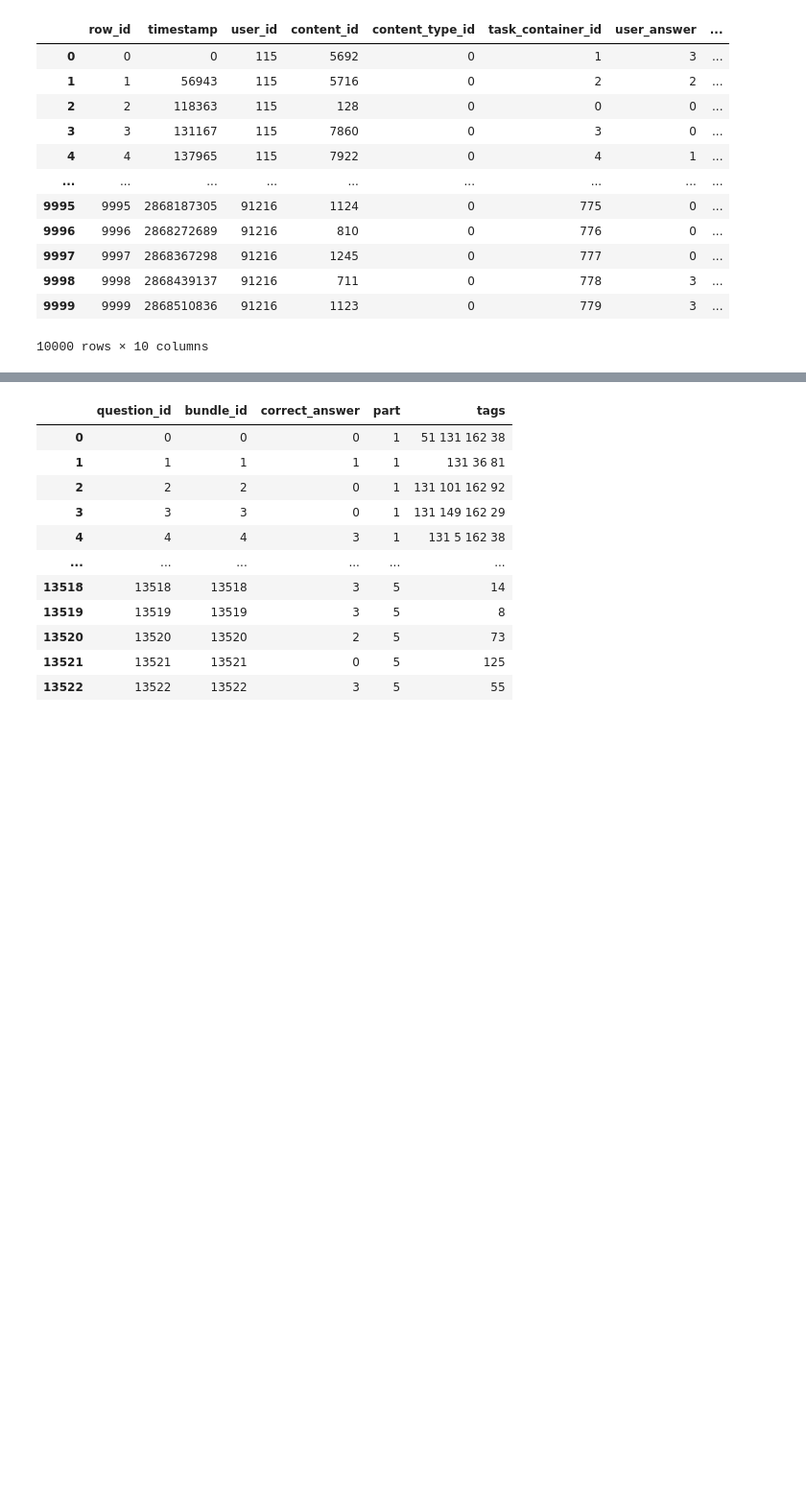
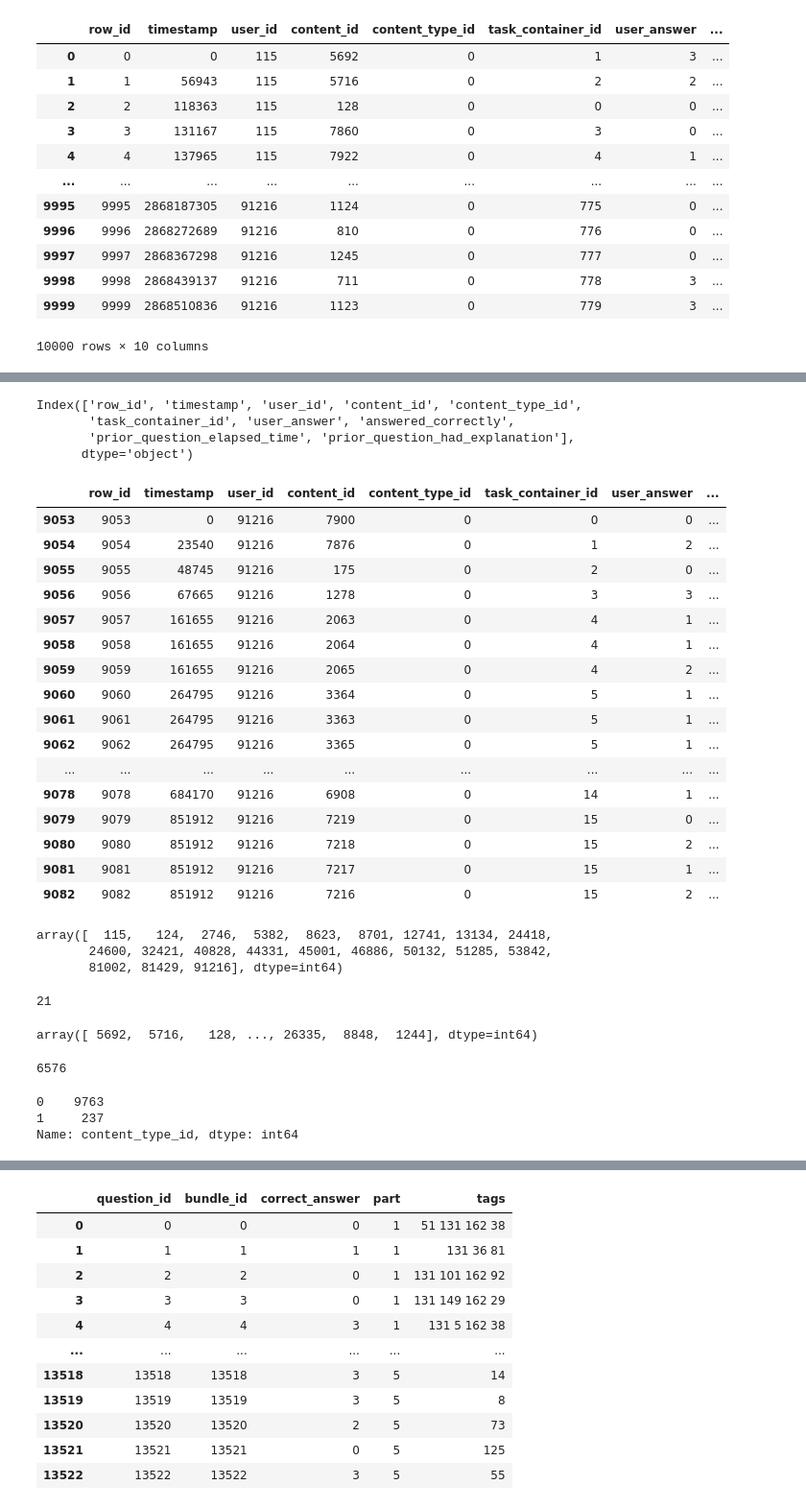
Before and after one commit to ingu627/answer_correctness, a Jupyter notebook: pre_train1.ipynb, the cells around one changed output, grey strips where cells are left out. Shown: that part at 96% size. Saved outputs shown, nothing was run; the diff lists cells and outputs as text; code cells hidden in the pictures; blank space fills up the shorter version.

```diff
--- a/pre_train1.ipynb
+++ b/pre_train1.ipynb
@@ -103,0 +134,55 @@ train
+# %%
+train.columns
+# %% [output]
+Index(['row_id', 'timestamp', 'user_id', 'content_id', 'content_type_id',
+       'task_container_id', 'user_answer', 'answered_correctly',
+       'prior_question_elapsed_time', 'prior_question_had_explanation'],
+      dtype='object')
+# %%
+# timestamp : 수강권을 끊은 유저가 강의를 본 시간이나 문제를 푼 총 시간??
+train[train.user_id == 91216][:30]
+# %% [output]
+|  | row_id | timestamp | user_id | content_id | content_type_id | task_container_id | user_answer | ... |
+| 9053 | 9053 | 0 | 91216 | 7900 | 0 | 0 | 0 | ... |
+| 9054 | 9054 | 23540 | 91216 | 7876 | 0 | 1 | 2 | ... |
+| 9055 | 9055 | 48745 | 91216 | 175 | 0 | 2 | 0 | ... |
+| 9056 | 9056 | 67665 | 91216 | 1278 | 0 | 3 | 3 | ... |
+| 9057 | 9057 | 161655 | 91216 | 2063 | 0 | 4 | 1 | ... |
+| 9058 | 9058 | 161655 | 91216 | 2064 | 0 | 4 | 1 | ... |
+| 9059 | 9059 | 161655 | 91216 | 2065 | 0 | 4 | 2 | ... |
+| 9060 | 9060 | 264795 | 91216 | 3364 | 0 | 5 | 1 | ... |
+| 9061 | 9061 | 264795 | 91216 | 3363 | 0 | 5 | 1 | ... |
+| 9062 | 9062 | 264795 | 91216 | 3365 | 0 | 5 | 1 | ... |
+| ... | ... | ... | ... | ... | ... | ... | ... | ... |
+| 9078 | 9078 | 684170 | 91216 | 6908 | 0 | 14 | 1 | ... |
+| 9079 | 9079 | 851912 | 91216 | 7219 | 0 | 15 | 0 | ... |
+| 9080 | 9080 | 851912 | 91216 | 7218 | 0 | 15 | 2 | ... |
+| 9081 | 9081 | 851912 | 91216 | 7217 | 0 | 15 | 1 | ... |
+| 9082 | 9082 | 851912 | 91216 | 7216 | 0 | 15 | 2 | ... |
+# %%
+train.user_id.unique()
+# %% [output]
+array([  115,   124,  2746,  5382,  8623,  8701, 12741, 13134, 24418,
+       24600, 32421, 40828, 44331, 45001, 46886, 50132, 51285, 53842,
+       81002, 81429, 91216], dtype=int64)
+# %%
+train.user_id.nunique()
+# %% [output]
+21
+# %%
+# content_id = lecture_id + question_id
+train.content_id.unique()
+# %% [output]
+array([ 5692,  5716,   128, ..., 26335,  8848,  1244], dtype=int64)
+# %%
+# 21명이 총 6576개의 lecture랑 question를 보았다.
+train.content_id.nunique()
+# %% [output]
+6576
+# %%
+# 0이면 바로 문제푼거고, 1이면 강의를 본거고
+train.content_type_id.value_counts()
+# %% [output]
+0    9763
+1     237
+Name: content_type_id, dtype: int64
```
Also changed, not shown: parts of 14 cells of this notebook.
